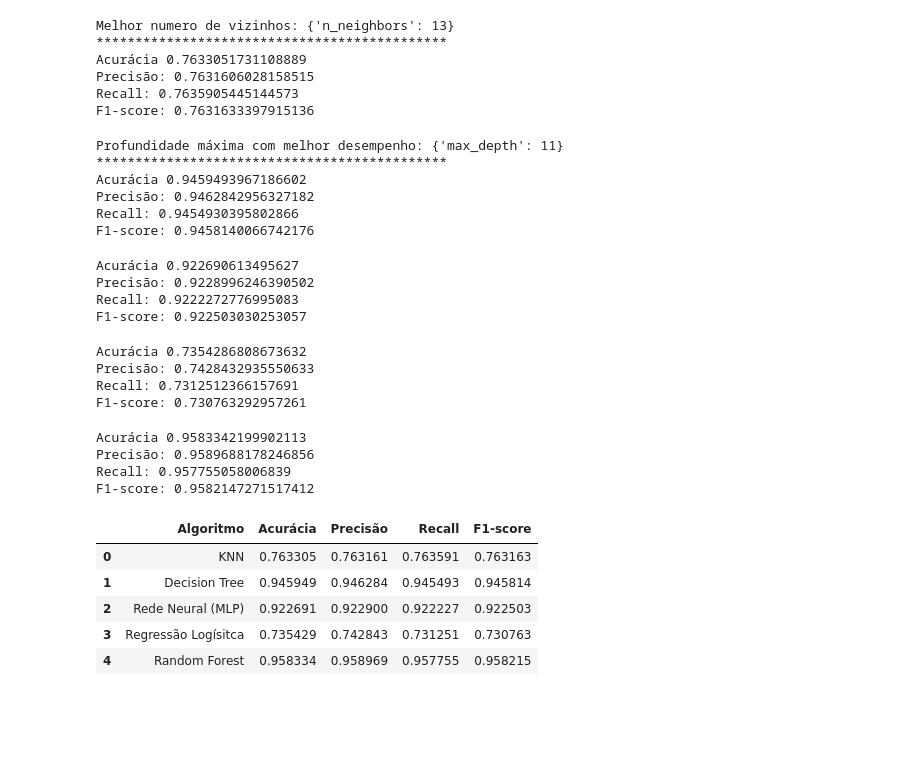
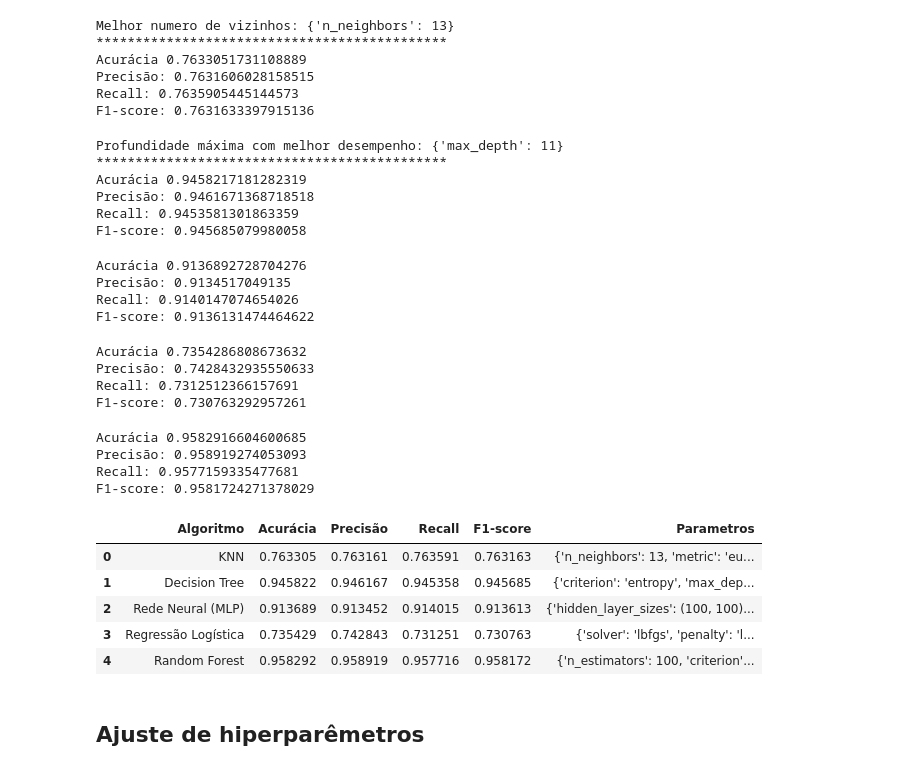
Before and after one commit to filipefreitas011/accsadml43-grupo2-etapaA, a Jupyter notebook: main.ipynb, the cells around one changed output. Cells and saved outputs as stored; diff of their text form; code cells hidden in the pictures; blank space fills up the shorter version.

```diff
--- a/main.ipynb
+++ b/main.ipynb
@@ -11,7 +11,7 @@ warnings.filterwarnings('ignore', category=UserWarning, module='openpyxl')
 # %% [markdown]
 # Base de dados
 # %%
-df = pd.read_csv('dengue_sinan.csv')
+df = pd.read_csv('dengue_sinan.csv', low_memory=False)
 # %%
 display(df)
 # %% [output]
@@ -624,9 +630,9 @@ parametros_clfArvore = {'max_depth': range(1, 21)}
 
 clfArvore = tree.DecisionTreeClassifier(criterion='entropy', min_samples_split=2, min_samples_leaf=1)
 
-grid_search = GridSearchCV(clfArvore, parametros_clfArvore, cv=5)
-grid_search.fit(X_cv, y_cv)
-print('Profundidade máxima com melhor desempenho:', grid_search.best_params_)
+grid_searchclfA = GridSearchCV(clfArvore, parametros_clfArvore, cv=5)
+grid_searchclfA.fit(X_cv, y_cv)
+print('Profundidade máxima com melhor desempenho:', grid_searchclfA.best_params_)
 print('*********************************************')
 
 clfArvore_final = tree.DecisionTreeClassifier(max_depth = 12, criterion='entropy', min_samples_split=2, min_samples_leaf=1)
@@ -645,10 +651,10 @@ print("F1-score:", f1_clfArvore)
 # %% [output]
 Profundidade máxima com melhor desempenho: {'max_depth': 11}
 *********************************************
-Acurácia 0.9459493967186602
-Precisão: 0.9462842956327182
-Recall: 0.9454930395802866
-F1-score: 0.9458140066742176
+Acurácia 0.9458217181282319
+Precisão: 0.9461671368718518
+Recall: 0.9453581301863359
+F1-score: 0.945685079980058
 # %%
 # Rede Neural (Multilayer Perceptron - MLP).
 # Número de Camadas Ocultas: 2 camadas.
@@ -676,10 +682,10 @@ print("Precisão:", p_mlp)
 print("Recall:", r_mlp)
 print("F1-score:", f1_mlp)
 # %% [output]
-Acurácia 0.922690613495627
-Precisão: 0.9228996246390502
-Recall: 0.9222272776995083
-F1-score: 0.922503030253057
+Acurácia 0.9136892728704276
+Precisão: 0.9134517049135
+Recall: 0.9140147074654026
+F1-score: 0.9136131474464622
 # %%
 # Logistic Regression (Regressão Logística).
 # Solver: lbfgs.
@@ -729,25 +735,32 @@ print("Precisão:", p_rfc)
 print("Recall:", r_rfc)
 print("F1-score:", f1_rfc)
 # %% [output]
-Acurácia 0.9583342199902113
-Precisão: 0.9589688178246856
-Recall: 0.957755058006839
-F1-score: 0.9582147271517412
+Acurácia 0.9582916604600685
+Precisão: 0.958919274053093
+Recall: 0.9577159335477681
+F1-score: 0.9581724271378029
 # %%
+pd.set_option('display.max_colwidth', 140)
 scores = {
-    'Algoritmo': ['KNN', 'Decision Tree', 'Rede Neural (MLP)', 'Regressão Logísitca', 'Random Forest'],
+    'Algoritmo': ['KNN', 'Decision Tree', 'Rede Neural (MLP)', 'Regressão Logística', 'Random Forest'],
     'Acurácia': [acurácia_knn, acurácia_clfArvore, acurácia_mlp, acurácia_clfLog, acurácia_rfc],
     'Precisão': [p_knn, p_clfArvore, p_mlp, p_clfLog, p_rfc],
     'Recall': [r_knn, r_clfArvore, r_mlp, r_clfLog, r_rfc],
-    'F1-score': [f1_knn, f1_clfArvore, f1_mlp, f1_clfLog, f1_rfc]
+    'F1-score': [f1_knn, f1_clfArvore, f1_mlp, f1_clfLog, f1_rfc],
+    'Parametros': [{'n_neighbors': knn_final.n_neighbors, 'metric': knn_final.metric, 'weights': knn_final.weights}, {'criterion': clfArvore_final.criterion, 'max_depth': clfArvore_final.max_depth, 'min_samples_split': clfArvore_final.min_samples_split, 'min_samples_leaf': clfArvore_final.min_samples_leaf}, {'hidden_layer_sizes': mlp.hidden_layer_sizes, 'activation': mlp.activation, 'solver':mlp.solver, 'learning_rate_init': mlp.learning_rate_init, 'max_iter': mlp.max_iter, 'batch_size': mlp.batch_size}, {'solver': clfLog.solver, 'penalty': clfLog.penalty, 'max_iter': clfLog.max_iter}, {'n_estimators': rfc.n_estimators, 'criterion': rfc.criterion}],
+
 }
 
 metricas = pd.DataFrame(scores)
+metricas.to_csv("metricas.csv", index=False)
 display(metricas)
+pd.reset_option('^display.', silent=True)
 # %% [output]
-|  | Algoritmo | Acurácia | Precisão | Recall | F1-score |
-| 0 | KNN | 0.763305 | 0.763161 | 0.763591 | 0.763163 |
-| 1 | Decision Tree | 0.945949 | 0.946284 | 0.945493 | 0.945814 |
-| 2 | Rede Neural (MLP) | 0.922691 | 0.922900 | 0.922227 | 0.922503 |
-| 3 | Regressão Logísitca | 0.735429 | 0.742843 | 0.731251 | 0.730763 |
-| 4 | Random Forest | 0.958334 | 0.958969 | 0.957755 | 0.958215 |
+|  | Algoritmo | Acurácia | Precisão | Recall | F1-score | Parametros |
+| 0 | KNN | 0.763305 | 0.763161 | 0.763591 | 0.763163 | {'n_neighbors': 13, 'metric': 'eu... |
+| 1 | Decision Tree | 0.945822 | 0.946167 | 0.945358 | 0.945685 | {'criterion': 'entropy', 'max_dep... |
+| 2 | Rede Neural (MLP) | 0.913689 | 0.913452 | 0.914015 | 0.913613 | {'hidden_layer_sizes': (100, 100)... |
+| 3 | Regressão Logística | 0.735429 | 0.742843 | 0.731251 | 0.730763 | {'solver': 'lbfgs', 'penalty': 'l... |
+| 4 | Random Forest | 0.958292 | 0.958919 | 0.957716 | 0.958172 | {'n_estimators': 100, 'criterion'... |
+# %% [markdown]
+## Ajuste de hiperparêmetros
```
Also changed, not shown: parts of 16 cells of this notebook, 2 other files.
